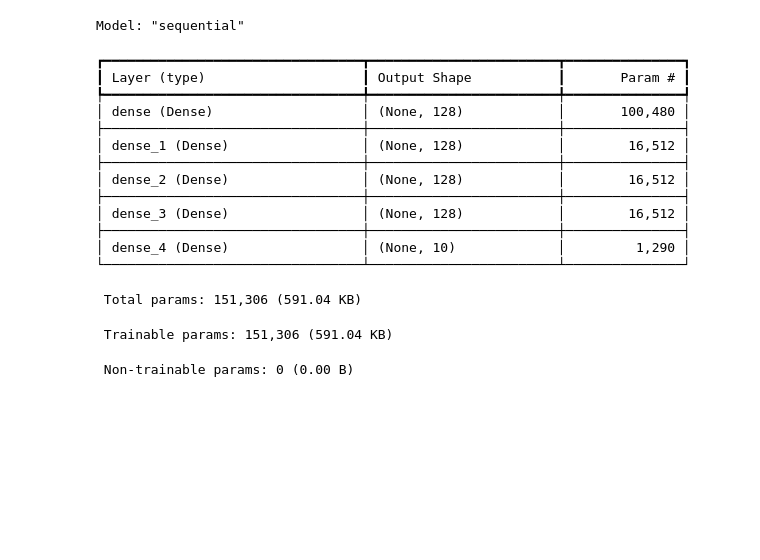
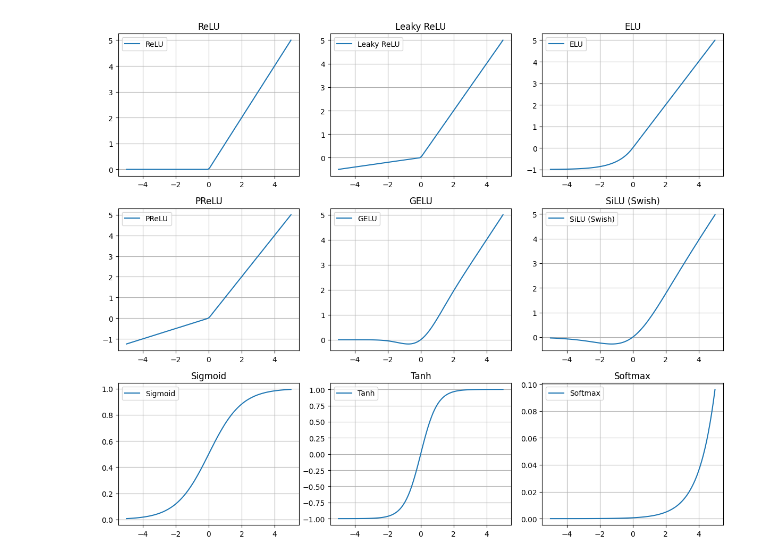
Before and after one commit to JavaSiro/DeepLearning3, a Jupyter notebook: dl.ipynb, the cells around one changed output. Saved outputs shown, nothing was run; the diff lists cells and outputs as text; code cells hidden in the pictures; blank space fills up the shorter version.

```diff
--- a/dl.ipynb
+++ b/dl.ipynb
@@ -25,36 +0,0 @@ Requirement already satisfied: mdurl~=0.1 in c:\users\user\appdata\roaming\pytho
-# %%
-# Define a simple neural network with different activation functions
-model = models.Sequential()
-# Input layer (e.g., 784 input features for MNIST dataset)
-model.add(layers.InputLayer(input_shape=(784,)))
-# Hidden layers with different activation functions
-model.add(layers.Dense(128, activation='relu'))  # ReLU
-model.add(layers.Dense(128, activation='elu'))  # ELU
-model.add(layers.Dense(128, activation='leaky_relu'))  # Leaky ReLU
-model.add(layers.Dense(128, activation='tanh'))  # Tanh
-# Output layer with Softmax (for multi-class classification)
-model.add(layers.Dense(10, activation='softmax'))  # 10 classes for example (e.g., MNIST)
-# Compile the model
-model.compile(optimizer='adam',
-              loss='sparse_categorical_crossentropy',
-              metrics=['accuracy'])
-# Print model summary to view the architecture
-model.summary()
-# %% [output]
-Model: "sequential"
-┏━━━━━━━━━━━━━━━━━━━━━━━━━━━━━━━━━┳━━━━━━━━━━━━━━━━━━━━━━━━┳━━━━━━━━━━━━━━━┓
-┃ Layer (type)                    ┃ Output Shape           ┃       Param # ┃
-┡━━━━━━━━━━━━━━━━━━━━━━━━━━━━━━━━━╇━━━━━━━━━━━━━━━━━━━━━━━━╇━━━━━━━━━━━━━━━┩
-│ dense (Dense)                   │ (None, 128)            │       100,480 │
-├─────────────────────────────────┼────────────────────────┼───────────────┤
-│ dense_1 (Dense)                 │ (None, 128)            │        16,512 │
-├─────────────────────────────────┼────────────────────────┼───────────────┤
-│ dense_2 (Dense)                 │ (None, 128)            │        16,512 │
-├─────────────────────────────────┼────────────────────────┼───────────────┤
-│ dense_3 (Dense)                 │ (None, 128)            │        16,512 │
-├─────────────────────────────────┼────────────────────────┼───────────────┤
-│ dense_4 (Dense)                 │ (None, 10)             │         1,290 │
-└─────────────────────────────────┴────────────────────────┴───────────────┘
- Total params: 151,306 (591.04 KB)
- Trainable params: 151,306 (591.04 KB)
- Non-trainable params: 0 (0.00 B)
@@ -60,0 +7,44 @@ Model: "sequential"
+# %%
+# Define input range
+x = torch.linspace(-5, 5, 100)
+# %%
+# Activation functions
+relu = F.relu(x).detach().numpy()
+leaky_relu = F.leaky_relu(x, negative_slope=0.1).detach().numpy()
+elu = F.elu(x, alpha=1.0).detach().numpy()
+prelu = torch.nn.PReLU()(x).detach().numpy()
+gelu = F.gelu(x).detach().numpy()
+silu = (x * torch.sigmoid(x)).detach().numpy()  # Sigmoid Linear Unit (SiLU)
+sigmoid = torch.sigmoid(x).detach().numpy()
+tanh = torch.tanh(x).detach().numpy()
+softmax = F.softmax(x, dim=0).detach().numpy()
+# %%
+# Convert x to NumPy for plotting
+x_np = x.detach().numpy()
+# %%
+# Plot functions
+plt.figure(figsize=(12, 10))
+
+activations = {
+    "ReLU": relu,
+    "Leaky ReLU": leaky_relu,
+    "ELU": elu,
+    "PReLU": prelu,
+    "GELU": gelu,
+    "SiLU (Swish)": silu,
+    "Sigmoid": sigmoid,
+    "Tanh": tanh,
+    "Softmax": softmax,
+}
+
+for i, (name, values) in enumerate(activations.items(), 1):
+    plt.subplot(3, 3, i)
+    plt.plot(x_np, values, label=name)
+    plt.title(name)
+    plt.grid()
+    plt.legend()
+
+plt.tight_layout()
+plt.show()
+# %% [output]
+[figure, added]
```
Also changed, not shown: parts of 5 cells of this notebook.
